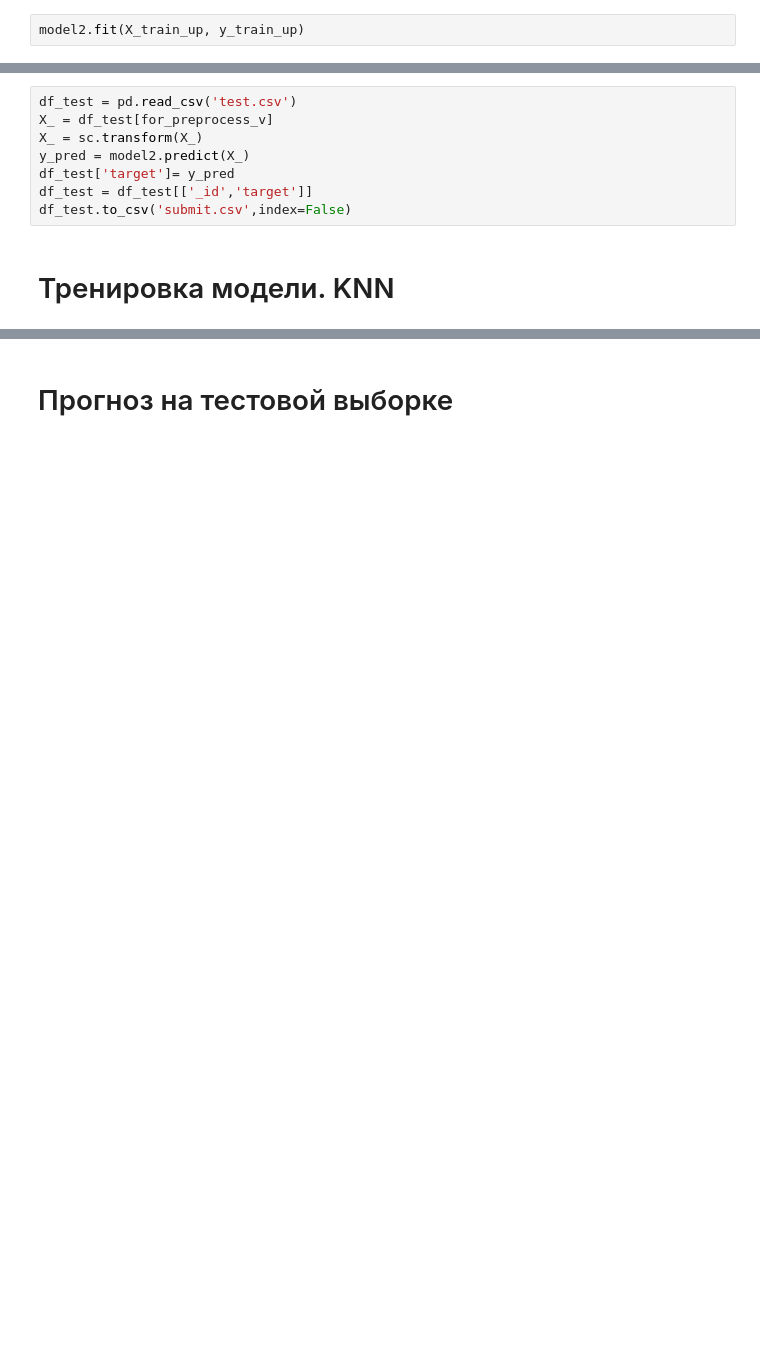
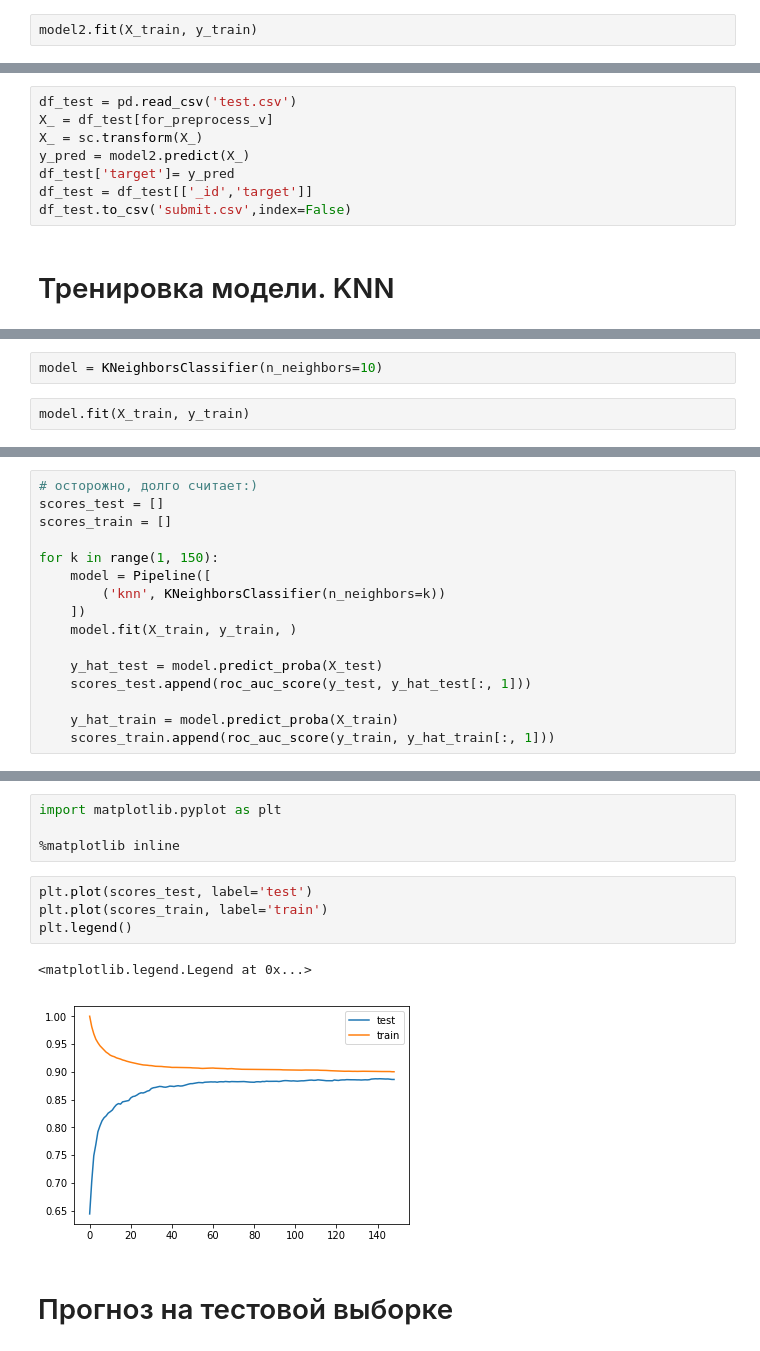
Before and after one commit to Behind/sfml_team2_hw4, a Jupyter notebook: HW4_00.ipynb, the cells around one changed output, grey strips where cells are left out. Cells and saved outputs as stored; diff of their text form; blank space fills up the shorter version.

```diff
--- a/HW4_00.ipynb
+++ b/HW4_00.ipynb
@@ -323,2 +462,2 @@ model2 = RandomForestClassifier(criterion=  'gini', max_features = 'sqrt', n_est
 # %%
-model2.fit(X_train_up, y_train_up)
+model2.fit(X_train, y_train)
@@ -336,0 +485,4 @@ df_test.to_csv('submit.csv',index=False)
+# %%
+model = KNeighborsClassifier(n_neighbors=10)
+# %%
+model.fit(X_train, y_train)
@@ -336,0 +513,16 @@ df_test.to_csv('submit.csv',index=False)
+# %%
+# осторожно, долго считает:)
+scores_test = []
+scores_train = []
+
+for k in range(1, 150):
+    model = Pipeline([
+        ('knn', KNeighborsClassifier(n_neighbors=k))
+    ])
+    model.fit(X_train, y_train, )
+
+    y_hat_test = model.predict_proba(X_test)
+    scores_test.append(roc_auc_score(y_test, y_hat_test[:, 1]))
+
+    y_hat_train = model.predict_proba(X_train)
+    scores_train.append(roc_auc_score(y_train, y_hat_train[:, 1]))
@@ -337,3 +550,14 @@ df_test.to_csv('submit.csv',index=False)
+# %%
+import matplotlib.pyplot as plt
+
+%matplotlib inline
+# %%
+plt.plot(scores_test, label='test')
+plt.plot(scores_train, label='train')
+plt.legend()
+# %% [output]
+<matplotlib.legend.Legend at 0x...>
+[figure, added]
 # %% [markdown]
 # Прогноз на тестовой выборке
 # %%
```
Also changed, not shown: parts of 88 cells of this notebook, 9 other files.
